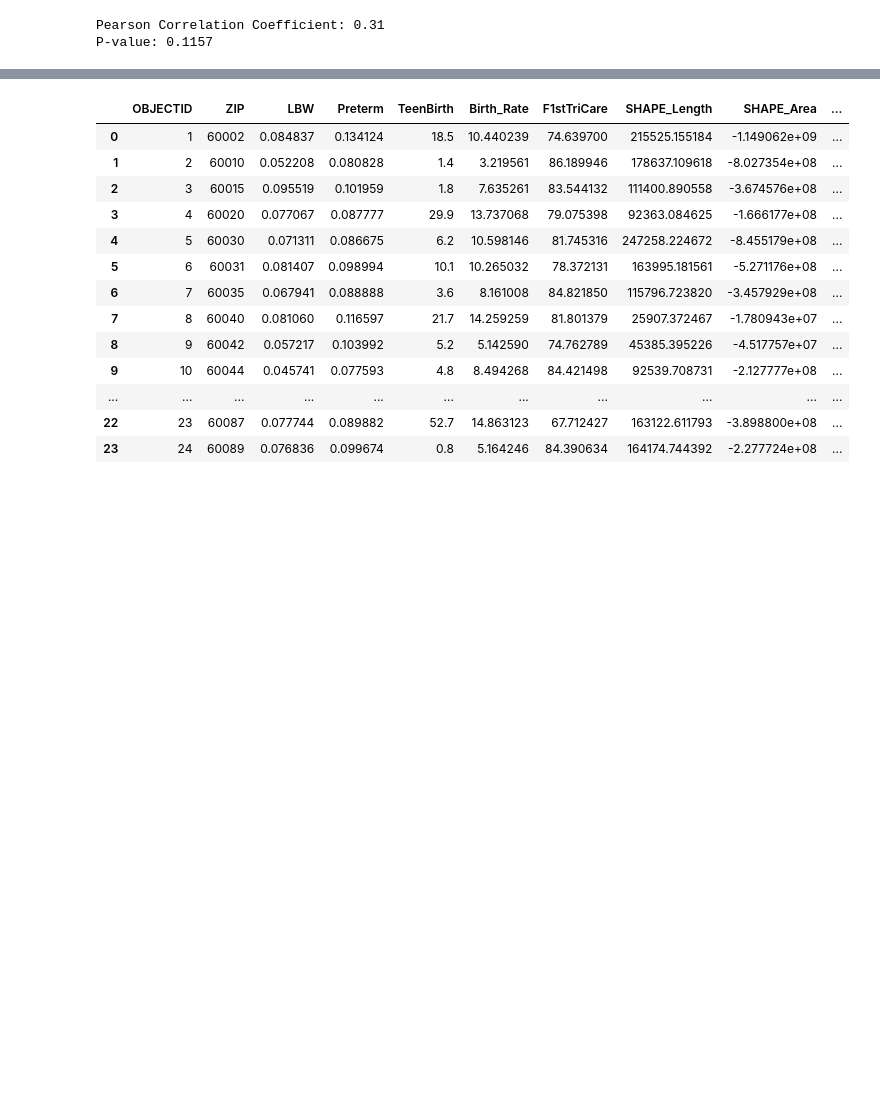
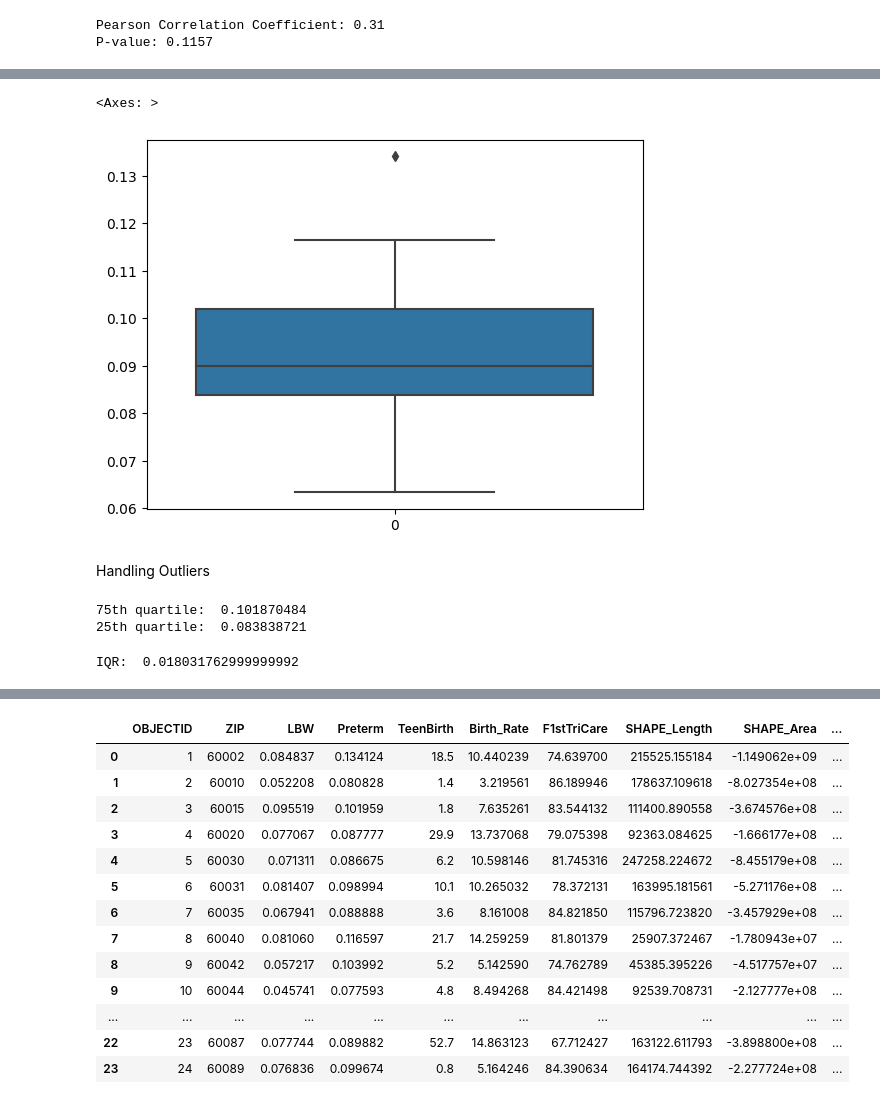
Before and after one commit to malh718/datasci_3_eda, a Jupyter notebook: HHA507HW3.ipynb, the cells around one changed output, grey strips where cells are left out. Saved outputs shown, nothing was run; the diff lists cells and outputs as text; code cells hidden in the pictures; blank space fills up the shorter version.

```diff
--- a/HHA507HW3.ipynb
+++ b/HHA507HW3.ipynb
@@ -414,3 +432,20 @@ Highest allowed 0.13899608060528337
+# %%
+sns.boxplot(data = df['Preterm'])
+# %% [output]
+<Axes: >
+[figure, added]
+# %% [markdown]
+Handling Outliers
 # %%
 percentile25 = df['Preterm'].quantile(0.25)
 percentile75 = df['Preterm'].quantile(0.75)
+print("75th quartile: ",percentile75)
+print("25th quartile: ",percentile25)
+# %% [output]
+75th quartile:  0.101870484
+25th quartile:  0.083838721
+# %%
+iqr = percentile75 - percentile25
+print ("IQR: ",iqr)
+# %% [output]
+IQR:  0.018031762999999992
```
Also changed, not shown: parts of 12 cells of this notebook.
